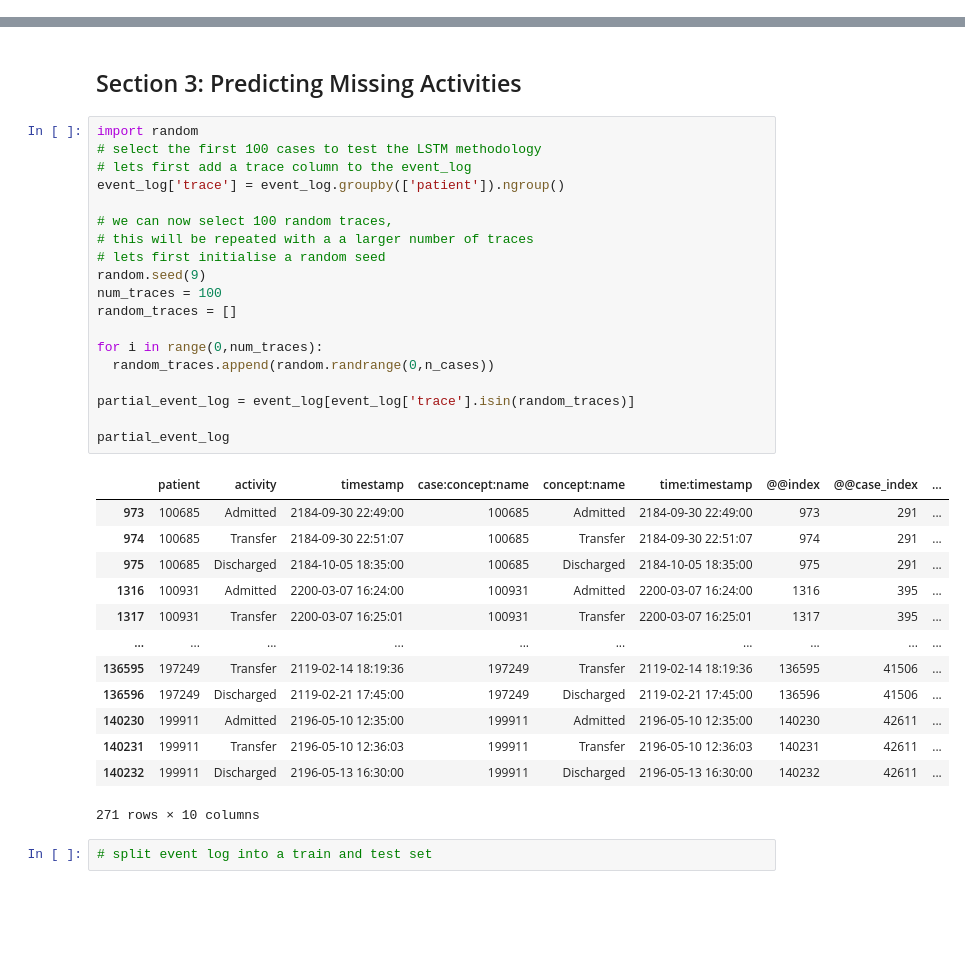
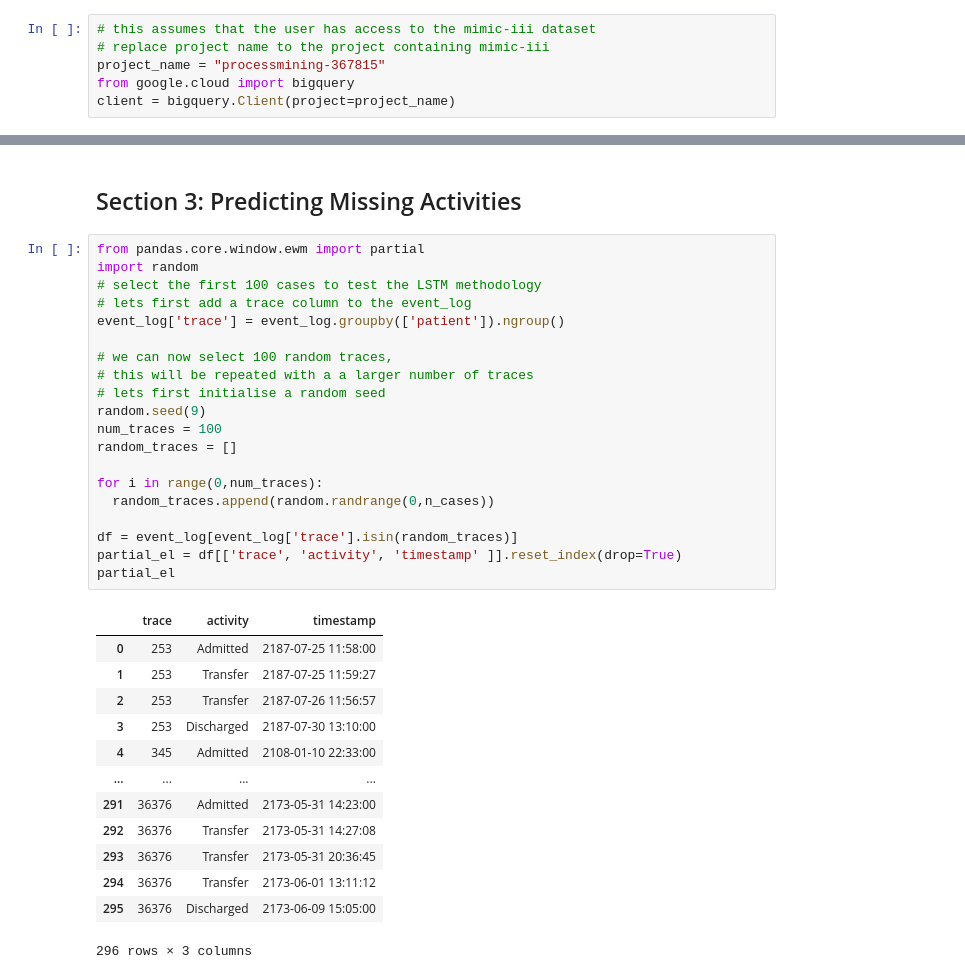
Before and after one commit to adamzbikowski/Process-Mining-Dissertation, a Jupyter notebook: pipeline.ipynb, the cells around one changed output, grey strips where cells are left out. Saved outputs shown, nothing was run; the diff lists cells and outputs as text; blank space fills up the shorter version.

```diff
--- a/pipeline.ipynb
+++ b/pipeline.ipynb
@@ -33,3 +30,9 @@ client = bigquery.Client(project='processmining-367815')
+# %%
+# this assumes that the user has access to the mimic-iii dataset
+# replace project name to the project containing mimic-iii
+project_name = "processmining-367815"
+from google.cloud import bigquery
+client = bigquery.Client(project=project_name)
 # %%
 import requests
 
@@ -118,37 +121,36 @@ pm.view_petri_net(net, im, fm)
 # %% [markdown]
 ## Section 3: Predicting Missing Activities
 # %%
+from pandas.core.window.ewm import partial
 import random
 # select the first 100 cases to test the LSTM methodology
 # lets first add a trace column to the event_log
 event_log['trace'] = event_log.groupby(['patient']).ngroup()
 
 # we can now select 100 random traces,
 # this will be repeated with a a larger number of traces
 # lets first initialise a random seed
 random.seed(9)
 num_traces = 100
 random_traces = []
 
 for i in range(0,num_traces):
   random_traces.append(random.randrange(0,n_cases))
 
-partial_event_log = event_log[event_log['trace'].isin(random_traces)]
-
-partial_event_log
+df = event_log[event_log['trace'].isin(random_traces)]
+partial_el = df[['trace', 'activity', 'timestamp' ]].reset_index(drop=True)
+partial_el
 # %% [output]
-|  | patient | activity | timestamp | case:concept:name | concept:name | time:timestamp | @@index | @@case_index | ... |
-| 973 | 100685 | Admitted | 2184-09-30 22:49:00 | 100685 | Admitted | 2184-09-30 22:49:00 | 973 | 291 | ... |
-| 974 | 100685 | Transfer | 2184-09-30 22:51:07 | 100685 | Transfer | 2184-09-30 22:51:07 | 974 | 291 | ... |
-| 975 | 100685 | Discharged | 2184-10-05 18:35:00 | 100685 | Discharged | 2184-10-05 18:35:00 | 975 | 291 | ... |
-| 1316 | 100931 | Admitted | 2200-03-07 16:24:00 | 100931 | Admitted | 2200-03-07 16:24:00 | 1316 | 395 | ... |
-| 1317 | 100931 | Transfer | 2200-03-07 16:25:01 | 100931 | Transfer | 2200-03-07 16:25:01 | 1317 | 395 | ... |
-| ... | ... | ... | ... | ... | ... | ... | ... | ... | ... |
-| 136595 | 197249 | Transfer | 2119-02-14 18:19:36 | 197249 | Transfer | 2119-02-14 18:19:36 | 136595 | 41506 | ... |
-| 136596 | 197249 | Discharged | 2119-02-21 17:45:00 | 197249 | Discharged | 2119-02-21 17:45:00 | 136596 | 41506 | ... |
-| 140230 | 199911 | Admitted | 2196-05-10 12:35:00 | 199911 | Admitted | 2196-05-10 12:35:00 | 140230 | 42611 | ... |
-| 140231 | 199911 | Transfer | 2196-05-10 12:36:03 | 199911 | Transfer | 2196-05-10 12:36:03 | 140231 | 42611 | ... |
-| 140232 | 199911 | Discharged | 2196-05-13 16:30:00 | 199911 | Discharged | 2196-05-13 16:30:00 | 140232 | 42611 | ... |
+|  | trace | activity | timestamp |
+| 0 | 253 | Admitted | 2187-07-25 11:58:00 |
+| 1 | 253 | Transfer | 2187-07-25 11:59:27 |
+| 2 | 253 | Transfer | 2187-07-26 11:56:57 |
+| 3 | 253 | Discharged | 2187-07-30 13:10:00 |
+| 4 | 345 | Admitted | 2108-01-10 22:33:00 |
+| ... | ... | ... | ... |
+| 291 | 36376 | Admitted | 2173-05-31 14:23:00 |
+| 292 | 36376 | Transfer | 2173-05-31 14:27:08 |
+| 293 | 36376 | Transfer | 2173-05-31 20:36:45 |
+| 294 | 36376 | Transfer | 2173-06-01 13:11:12 |
+| 295 | 36376 | Discharged | 2173-06-09 15:05:00 |
-271 rows × 10 columns
+296 rows × 3 columns
-# %%
-# split event log into a train and test set
```
Also changed, not shown: parts of 8 cells of this notebook.
